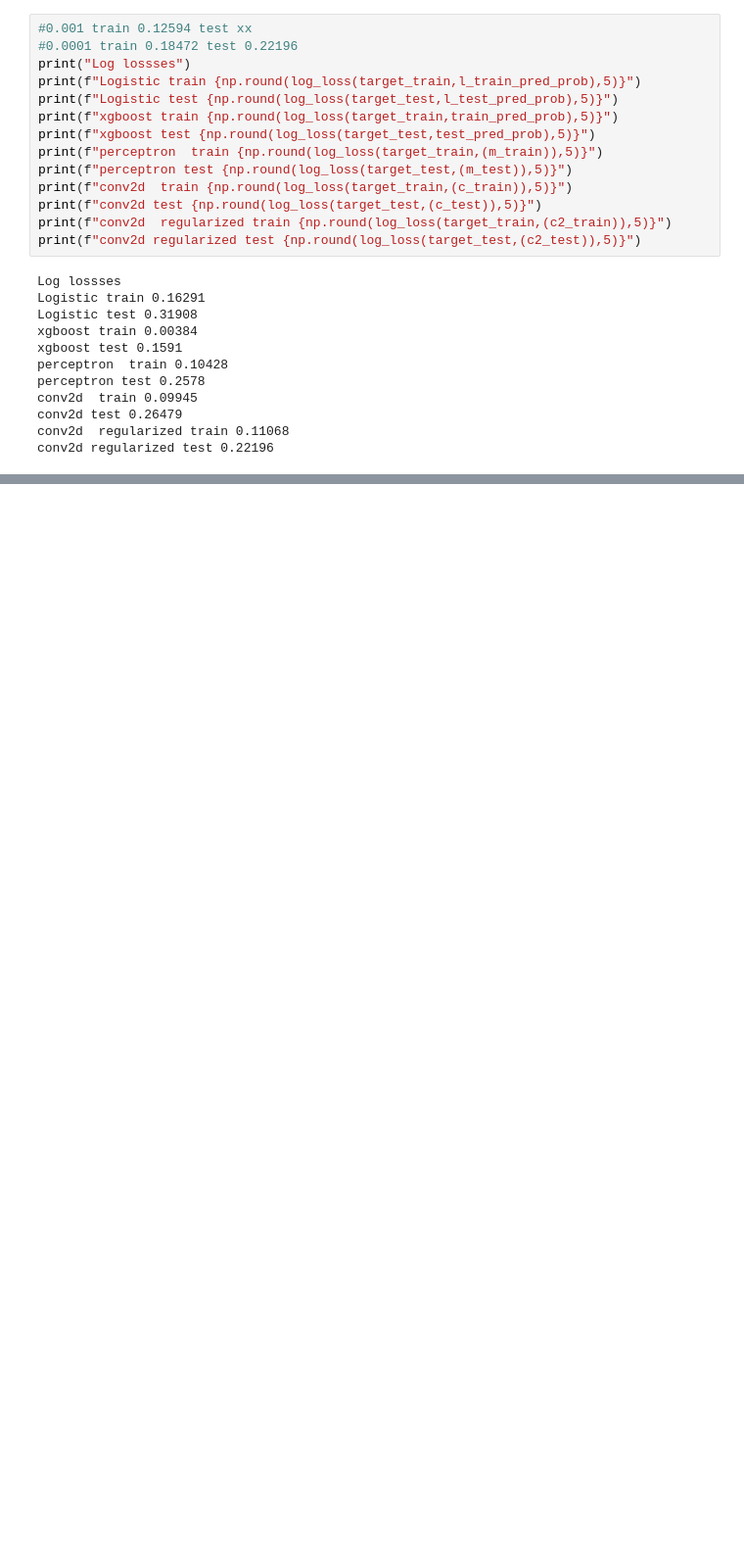
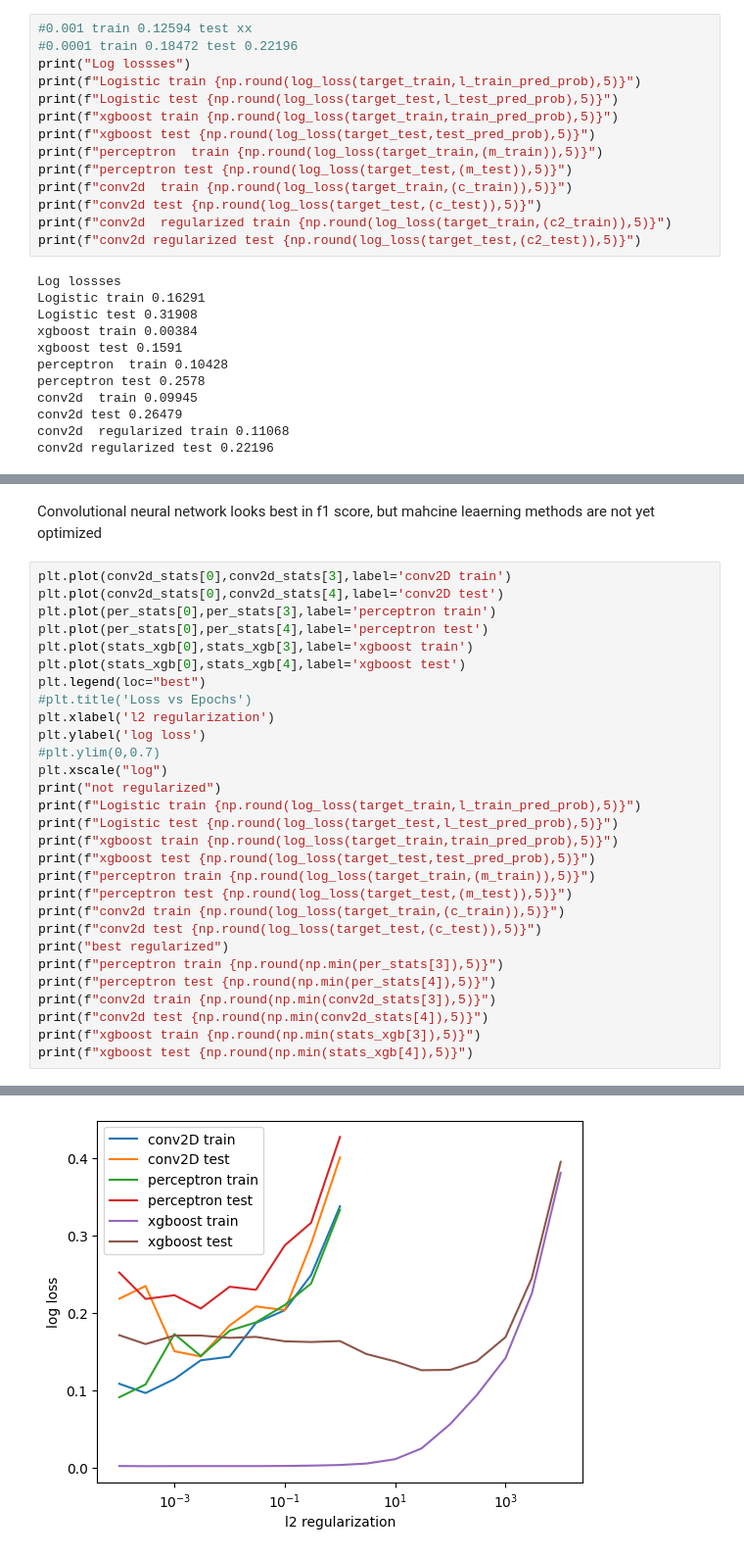
Before and after one commit to tkfritz/astro_images, a Jupyter notebook: star_galaxy_1.ipynb, the cells around one changed output, grey strips where cells are left out. Shown at 98% size. Saved outputs shown, nothing was run; the diff lists cells and outputs as text; blank space fills up the shorter version.

```diff
--- a/star_galaxy_1.ipynb
+++ b/star_galaxy_1.ipynb
@@ -1658,0 +1667,32 @@ I should also generate more data from the same images. Easy options are flipping
+# %% [markdown]
+Convolutional neural network looks best in f1 score, but mahcine leaerning methods are not yet optimized
+# %%
+plt.plot(conv2d_stats[0],conv2d_stats[3],label='conv2D train')
+plt.plot(conv2d_stats[0],conv2d_stats[4],label='conv2D test')
+plt.plot(per_stats[0],per_stats[3],label='perceptron train')
+plt.plot(per_stats[0],per_stats[4],label='perceptron test')
+plt.plot(stats_xgb[0],stats_xgb[3],label='xgboost train')
+plt.plot(stats_xgb[0],stats_xgb[4],label='xgboost test')
+plt.legend(loc="best")
+#plt.title('Loss vs Epochs')
+plt.xlabel('l2 regularization')
+plt.ylabel('log loss')
+#plt.ylim(0,0.7)
+plt.xscale("log")
+print("not regularized")
+print(f"Logistic train {np.round(log_loss(target_train,l_train_pred_prob),5)}")
+print(f"Logistic test {np.round(log_loss(target_test,l_test_pred_prob),5)}")
+print(f"xgboost train {np.round(log_loss(target_train,train_pred_prob),5)}")
+print(f"xgboost test {np.round(log_loss(target_test,test_pred_prob),5)}")
+print(f"perceptron train {np.round(log_loss(target_train,(m_train)),5)}")
+print(f"perceptron test {np.round(log_loss(target_test,(m_test)),5)}")
+print(f"conv2d train {np.round(log_loss(target_train,(c_train)),5)}")
+print(f"conv2d test {np.round(log_loss(target_test,(c_test)),5)}")
+print("best regularized")
+print(f"perceptron train {np.round(np.min(per_stats[3]),5)}")
+print(f"perceptron test {np.round(np.min(per_stats[4]),5)}")
+print(f"conv2d train {np.round(np.min(conv2d_stats[3]),5)}")
+print(f"conv2d test {np.round(np.min(conv2d_stats[4]),5)}")
+print(f"xgboost train {np.round(np.min(stats_xgb[3]),5)}")
+print(f"xgboost test {np.round(np.min(stats_xgb[4]),5)}")
+# %% [output]
@@ -1658,0 +1715 @@ I should also generate more data from the same images. Easy options are flipping
+[figure, added]
```
Also changed, not shown: parts of 34 cells of this notebook.
